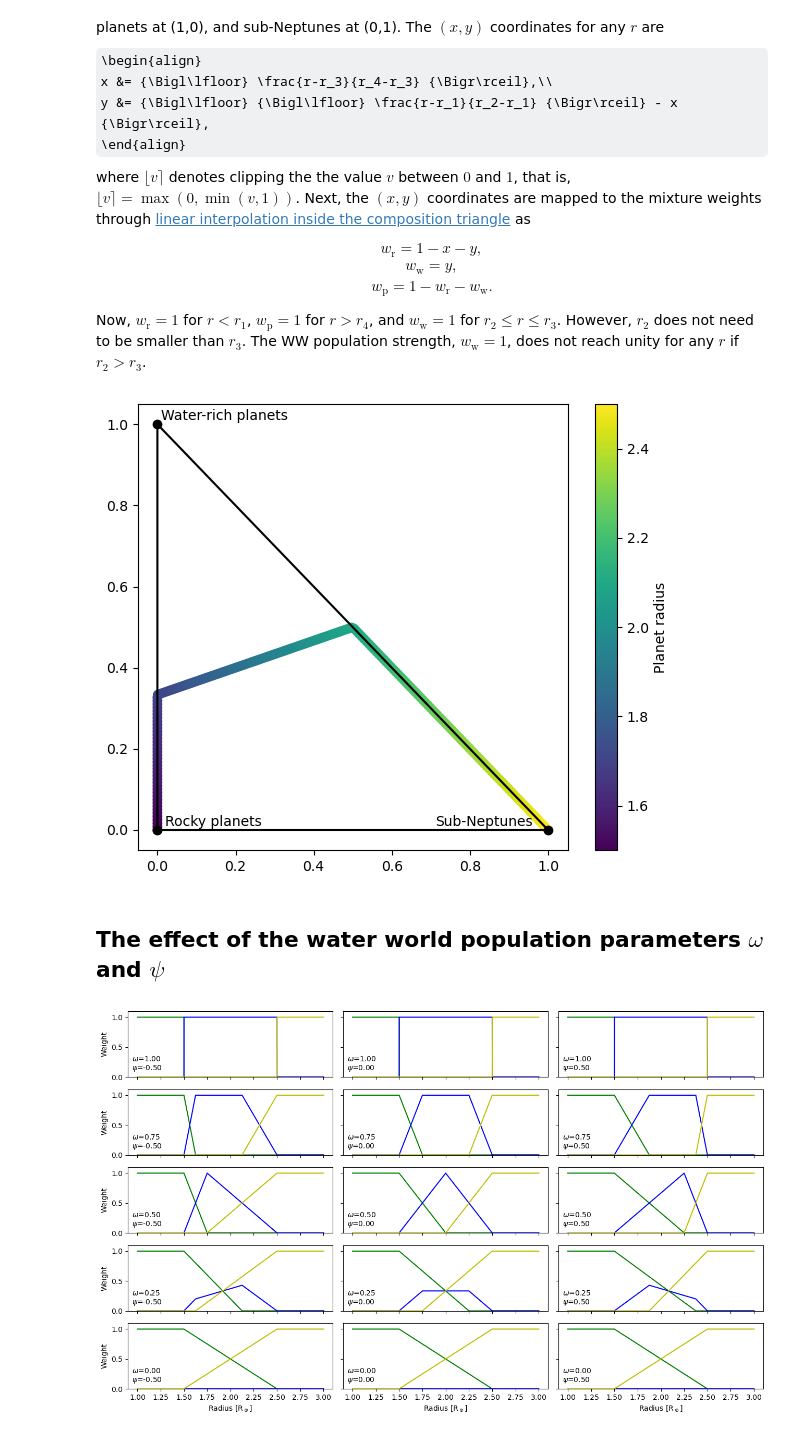
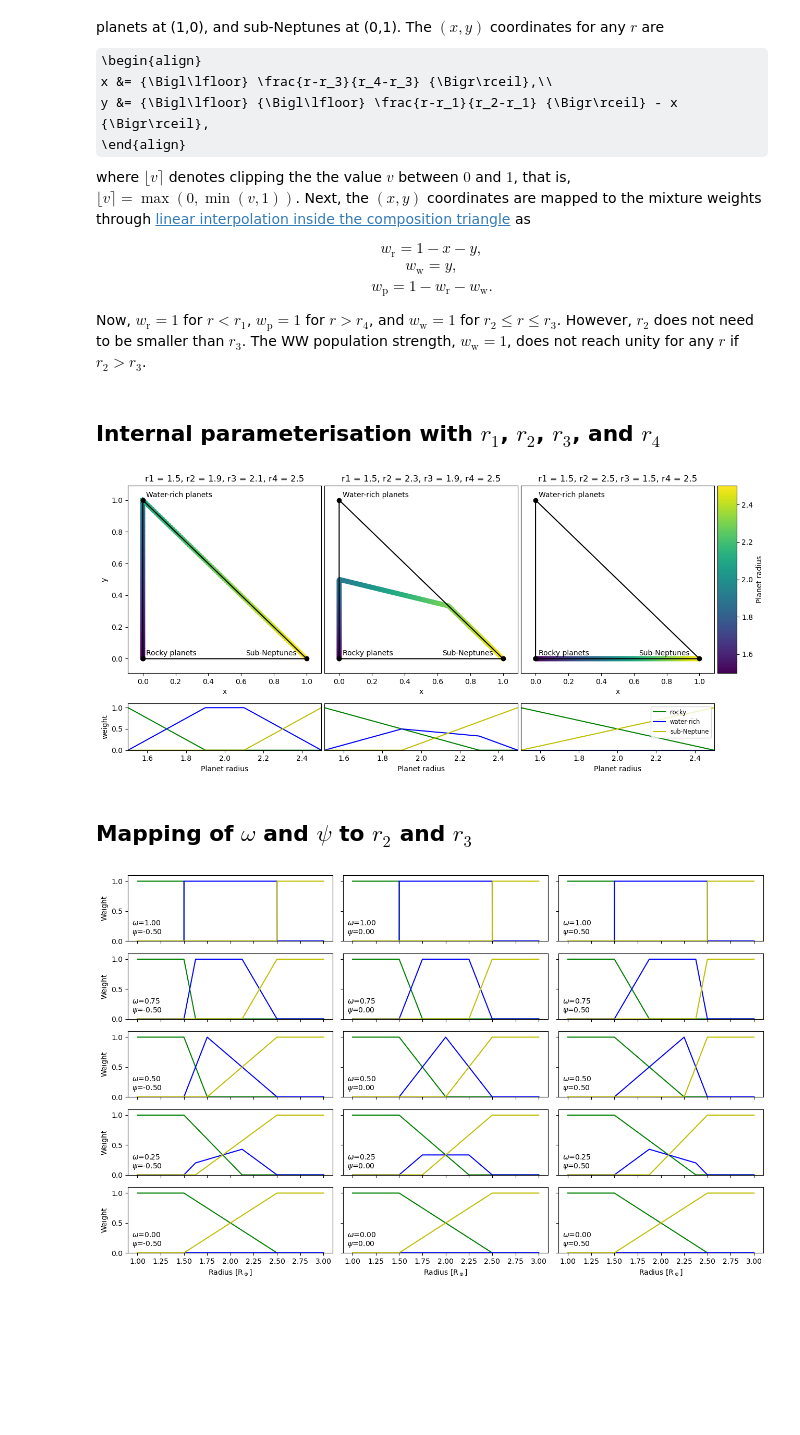
Before and after one commit to hpparvi/spright, a Jupyter notebook: notebooks/A1_analytical_model_weights.ipynb, the cells around one changed output. Drawn from its saved outputs; the diff is of its cells as text; code cells hidden in the pictures; some formulas as TeX source; blank space fills up the shorter version.

Commit message:
Updated the analytical model weight notebook.

```diff
--- a/notebooks/A1_analytical_model_weight_parameterisation.ipynb
+++ b/notebooks/A1_analytical_model_weights.ipynb
@@ -48,22 +48,44 @@ Next, the $(x,y)$ coordinates are mapped to the mixture weights through [linear
     w_\mathrm{p} = 1 - w_\mathrm{r} - w_\mathrm{w}.
 \end{gather}
 Now, $w_\mathrm{r} = 1$ for $r < r_1$, $w_\mathrm{p} = 1$ for $r > r_4$, and $w_\mathrm{w} = 1$ for $r_2 \leq r \leq r_3$. However, $r_2$ does not need to be smaller than $r_3$. The WW population strength, $w_\mathrm{w} = 1$, does not reach unity for any $r$ if $r_2 > r_3$.
-# %%
-fig, ax = subplots(figsize=(6, 5))
-ax.plot([0,1,0,0], [0,0,1,0], 'k')
-ax.plot([0,1,0], [0,0,1], 'ok')
-ax.text(0.02, 0.01, 'Rocky planets')
-ax.text(0.01, 1.01, 'Water-rich planets')
-ax.text(0.96, 0.01, 'Sub-Neptunes', ha='right')
-r = linspace(1.5, 2.5, 200)
-x, y = map_r_to_xy(r, 1.5, 2.1, 1.7, 2.5)
-l = ax.scatter(x, y, c=r)
-fig.colorbar(l, label='Planet radius')
-fig.tight_layout()
-# %% [output]
-[figure, removed]
+# %% [markdown]
+## Internal parameterisation with $r_1$, $r_2$, $r_3$, and $r_4$
+# %%
+fig, axs = subplots(2, 4, figsize=(13, 6), gridspec_kw={'width_ratios':[1,1,1,0.1], 'height_ratios':[0.8,0.2]})
+
+r1, r4 = 1.5, 2.5
+r2r3 = (1.9, 2.1), (2.3, 1.9), (2.5,1.5)
+r = linspace(r1, r4, 200)
+
+for ax in axs[0, :-1]:
+    ax.plot([0,1,0,0], [0,0,1,0], 'k')
+    ax.plot([0,1,0], [0,0,1], 'ok')
+    ax.text(0.02, 0.02, 'Rocky planets')
+    ax.text(0.02, 1.02, 'Water-rich planets')
+    ax.text(0.94, 0.02, 'Sub-Neptunes', ha='right')
+
+for i, (r2, r3) in enumerate(r2r3):
+    x, y = map_r_to_xy(r, r1, r2, r3, r4)
+    wr,ww,wp = mixture_weights(x, y)
+    l = axs[0,i].scatter(x, y, c=r)
+    axs[0,i].set_title(f"r1 = {r1}, r2 = {r2}, r3 = {r3}, r4 = {r4}")
+    axs[1,i].plot(r, wr, 'g', label='rocky')
+    axs[1,i].plot(r, ww, 'b', label='water-rich')
+    axs[1,i].plot(r, wp, 'y', label='sub-Neptune')
+fig.colorbar(l, label='Planet radius', cax=axs[0, -1])
+axs[1,2].legend(fontsize='small', loc='upper right')
+setp(axs[:, 1:-1], yticks=[])
+setp(axs[0,0], ylabel='y')
+setp(axs[1,0], ylabel='weight')
+setp(axs[0,:-1], xlabel='x', ylim=(-0.09, 1.09), xlim=(-0.09, 1.09))
+setp(axs[1], xlabel='Planet radius', xlim=(r1,r4), ylim=(0, 1.1))
+axs[1,3].set_visible(False)
+fig.tight_layout()
+fig.subplots_adjust(wspace=0.02)
+# %% [output]
+[figure, added]
 # %% [markdown]
-## The effect of the  water world population parameters $\omega$ and $\psi$
+## Mapping of $\omega$ and $\psi$ to $r_2$ and $r_3$
 # %%
 ws = linspace(1.0, 0, 5)
 ps = array([-0.5, 0.0, 0.5])
```
